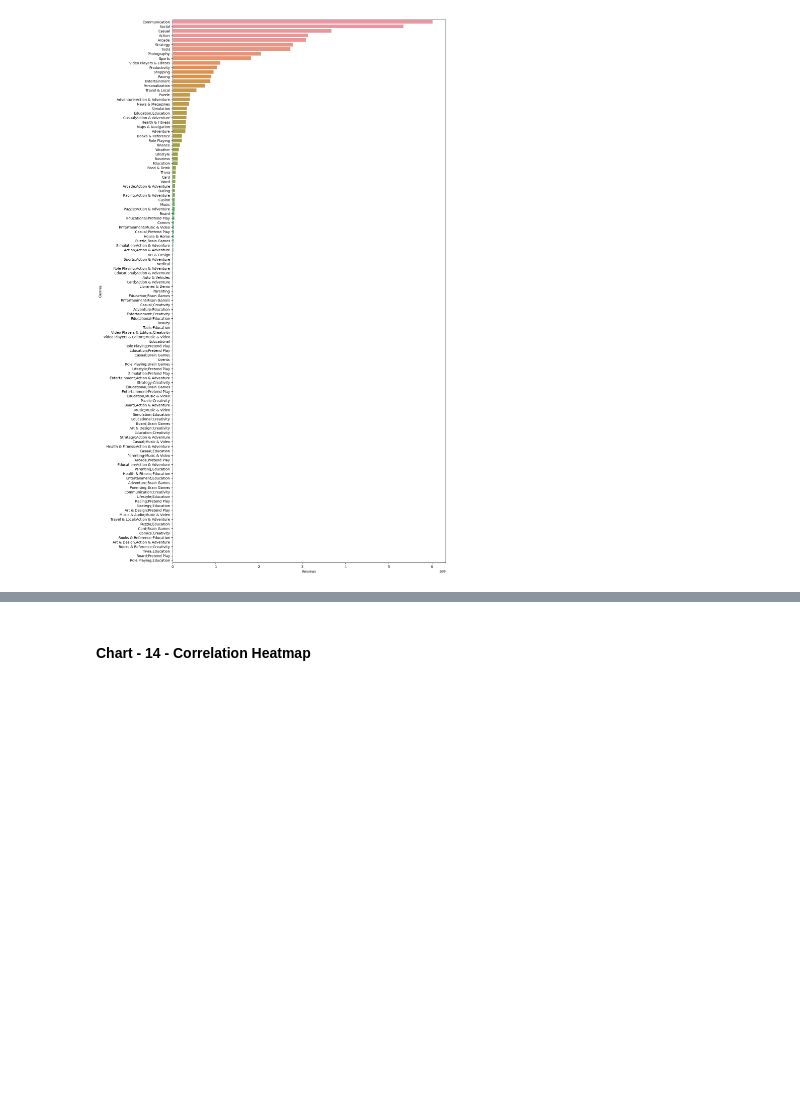
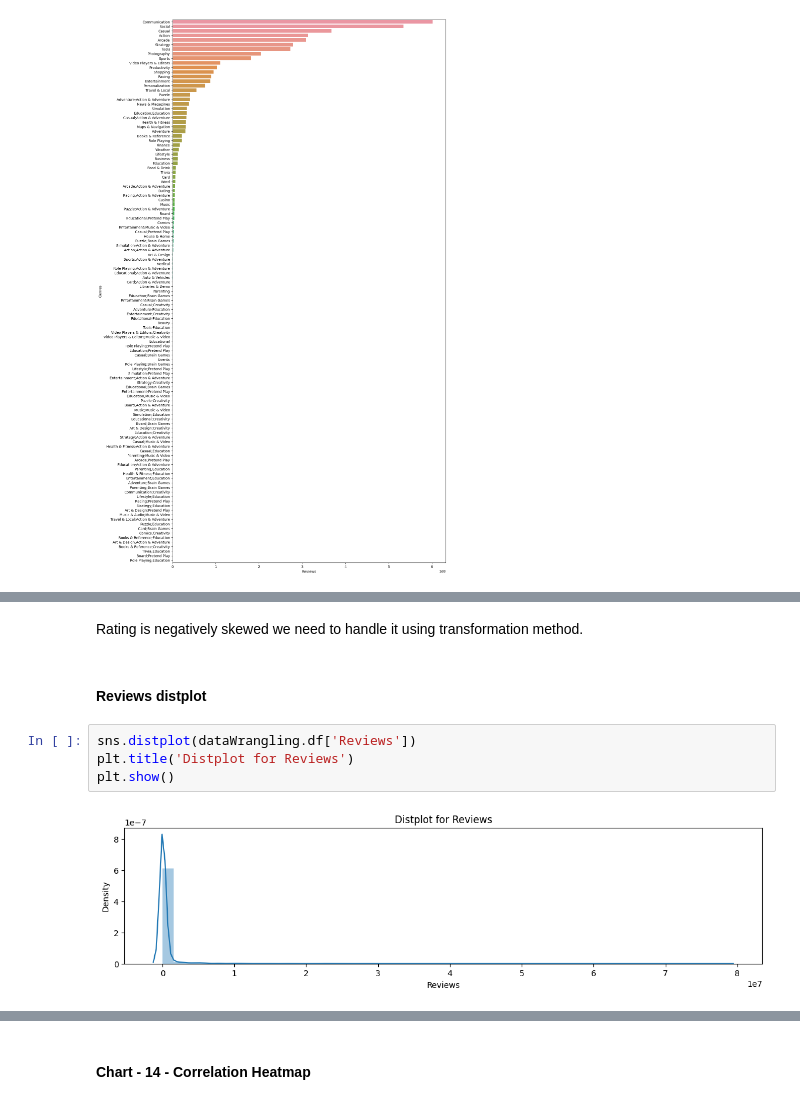
Before and after one commit to mdismailquraishicse/PlayStoreAppReviewAnalysis, a Jupyter notebook: PlayStoreAppReviewAnalysis.ipynb, the cells around one changed output, grey strips where cells are left out. Cells and saved outputs as stored; diff of their text form; blank space fills up the shorter version.

```diff
--- a/PlayStoreAppReviewAnalysis.ipynb
+++ b/PlayStoreAppReviewAnalysis.ipynb
@@ -625,0 +465,10 @@ Answer Here
+# %% [markdown]
+Rating is negatively skewed we need to handle it using transformation method.
+# %% [markdown]
+#### Reviews distplot
+# %%
+sns.distplot(dataWrangling.df['Reviews'])
+plt.title('Distplot for Reviews')
+plt.show()
+# %% [output]
+[figure, added]
```
Also changed, not shown: parts of 105 cells of this notebook.
